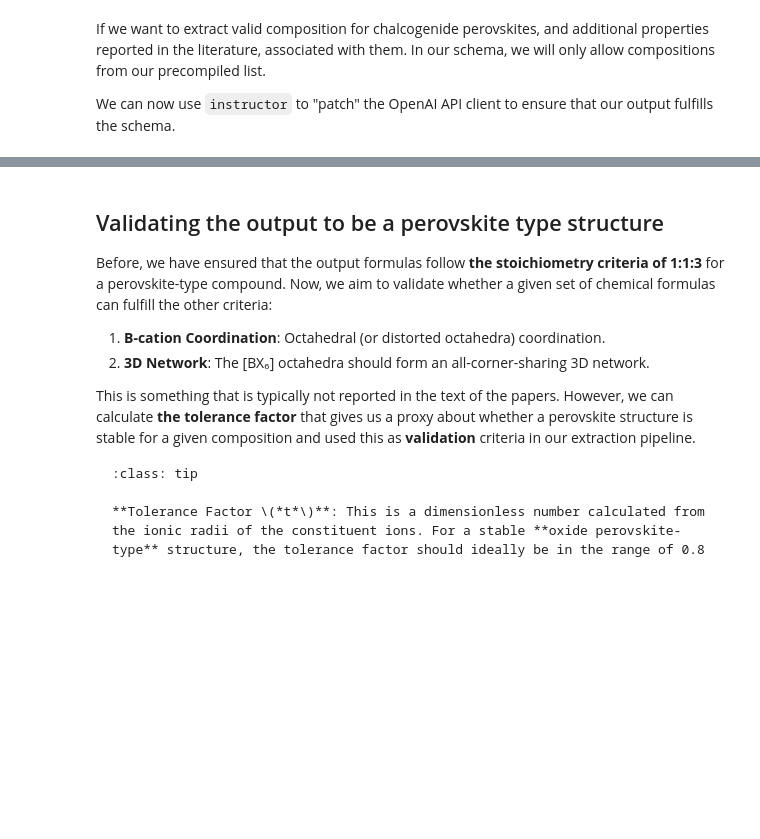
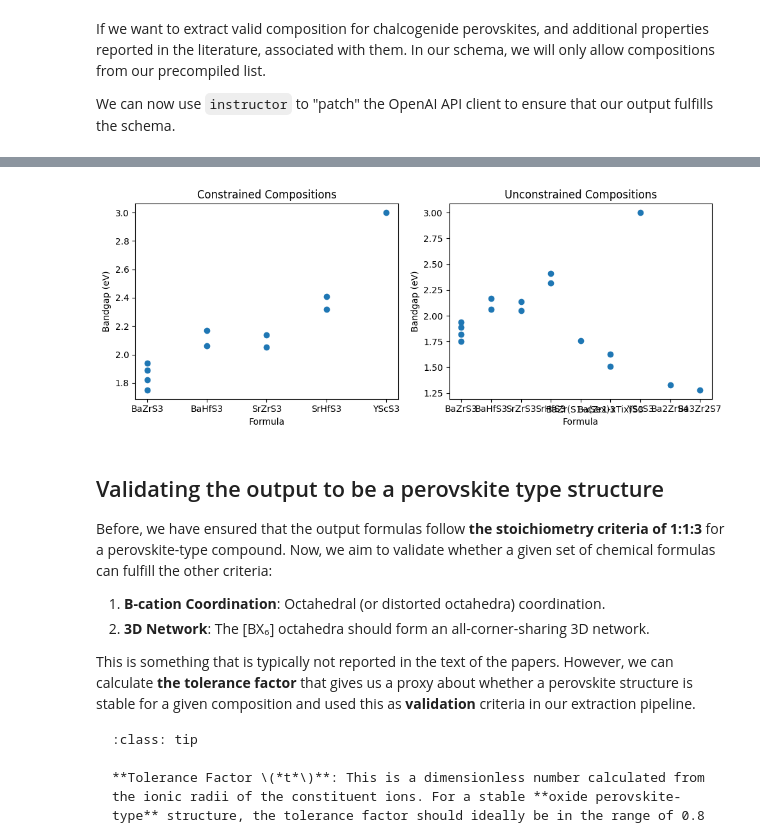
Before and after one commit to lamalab-org/matextract-book, a Jupyter notebook: content/perovskite/constrained_formulas.ipynb, the cells around one changed output, grey strips where cells are left out. Saved outputs shown, nothing was run; the diff lists cells and outputs as text; code cells hidden in the pictures; blank space fills up the shorter version.

Commit message:
Changed model to retrieve bandgaps with connstrained and unconstrained formulas

```diff
--- a/content/perovskite/constrained_formulas.ipynb
+++ b/content/perovskite/constrained_formulas.ipynb
@@ -225,6 +201,19 @@ messages = [
     },
     {
         "role": "user",
-        "content": "Extract the information from the following text:\n\n {text}",  # This text variable should contain the chunks of the article after Nougat extract them
-    },
+        "content": f"""The goal is to extract compositions and bandgaps from chalcogenide perovskites.
+        We want to extract as many entries as possible. If you find several instances of bandgaps in the text, please extract all of them.
+        You MUST extract all the formulas/bandgaps pair that you find in the text. If you keep on finding more, keep on extending the list.
+        Extract the information from the following text: {text}""",  # This text variable should contain the chunks of the article after Nougat extract them
+    }
 ]
+# %%
+unconstrained_answer = client.chat.completions.create(
+    model=model,
+    response_model=List[UnconstrainedChalcogenidePerovskite],
+    temperature=0,
+    max_retries=2,
+    caching=True,
+    messages=messages,
+    # n=15,
+)
@@ -231,9 +241,10 @@ messages = [
 # %%
 constrained_answer = client.chat.completions.create(
     model=model,
-    response_model=ChalcogenidePerovskite,
+    response_model=List[ChalcogenidePerovskite],
     temperature=0,
     max_retries=2,
     caching=True,
     messages=messages,
+    n=15,
 )
@@ -242,3 +267,35 @@ constrained_answer = client.chat.completions.create(
+# %%
+# Assuming 'unconstrained_answer' is similar to 'constrained_answer' but for unconstrained data
+# First, extract bandgaps and formulas for both constrained and unconstrained data
+
+import matplotlib.pyplot as plt
+
+# Extracting data for constrained and unconstrained entries
+constrained_bandgaps = [entry.bandgap for entry in constrained_answer]
+constrained_formulas = [entry.formula for entry in constrained_answer]
+
+unconstrained_bandgaps = [entry.bandgap for entry in unconstrained_answer]
+unconstrained_formulas = [entry.formula for entry in unconstrained_answer]
+
+# Creating two subplots
+fig, axs = plt.subplots(1, 2, figsize=(10, 4))
+
+# Plotting constrained data
+axs[0].scatter(constrained_formulas, constrained_bandgaps)
+axs[0].set_title("Constrained Compositions")
+axs[0].set_xlabel("Formula")
+axs[0].set_ylabel("Bandgap (eV)")
+
+# Plotting unconstrained data
+axs[1].scatter(unconstrained_formulas, unconstrained_bandgaps)
+axs[1].set_title("Unconstrained Compositions")
+axs[1].set_xlabel("Formula")
+axs[1].set_ylabel("Bandgap (eV)")
+
+plt.tight_layout()
+plt.show()
+# %% [output]
+[figure, added]
 # %% [markdown]
 ## Validating the output to be a perovskite type structure
 
```
Also changed, not shown: parts of 10 cells of this notebook, 1 other file.
